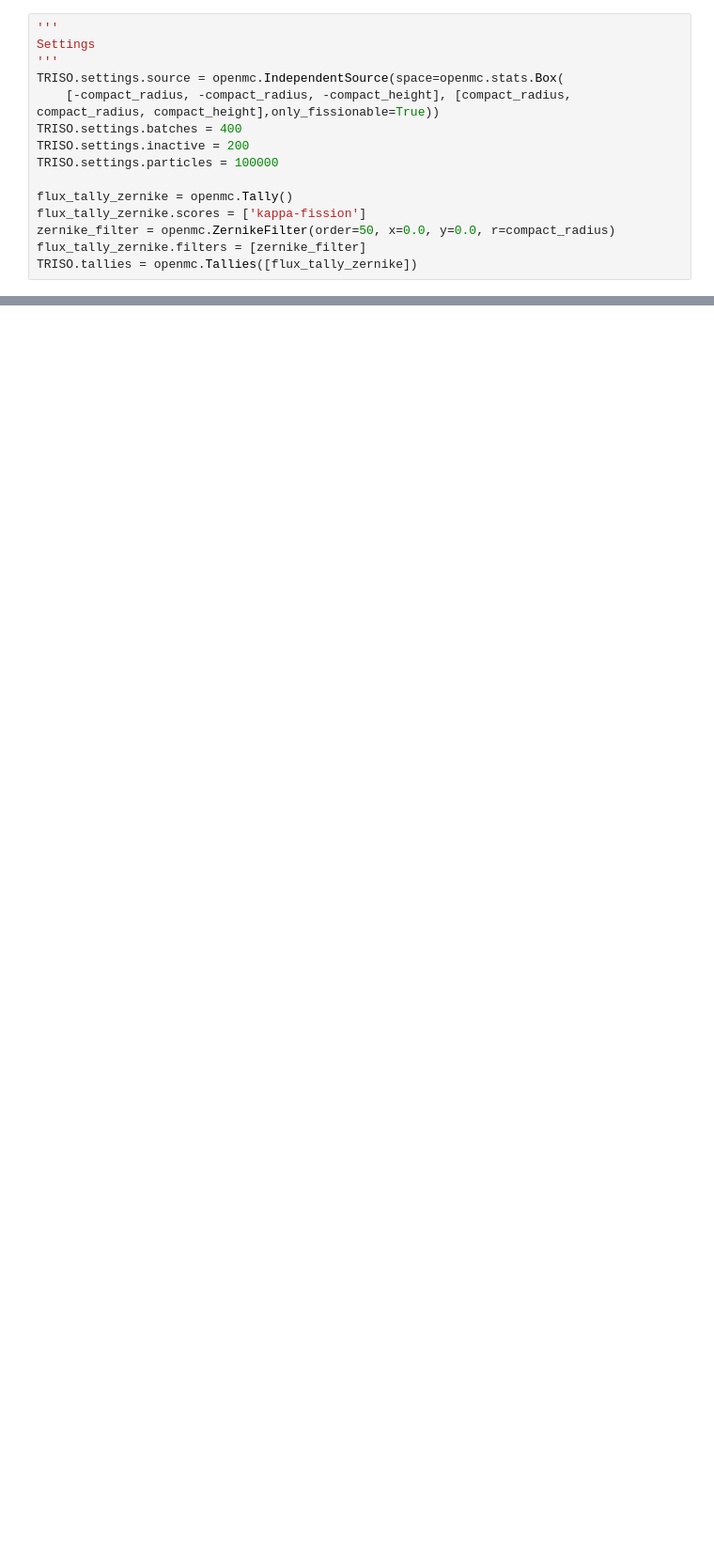
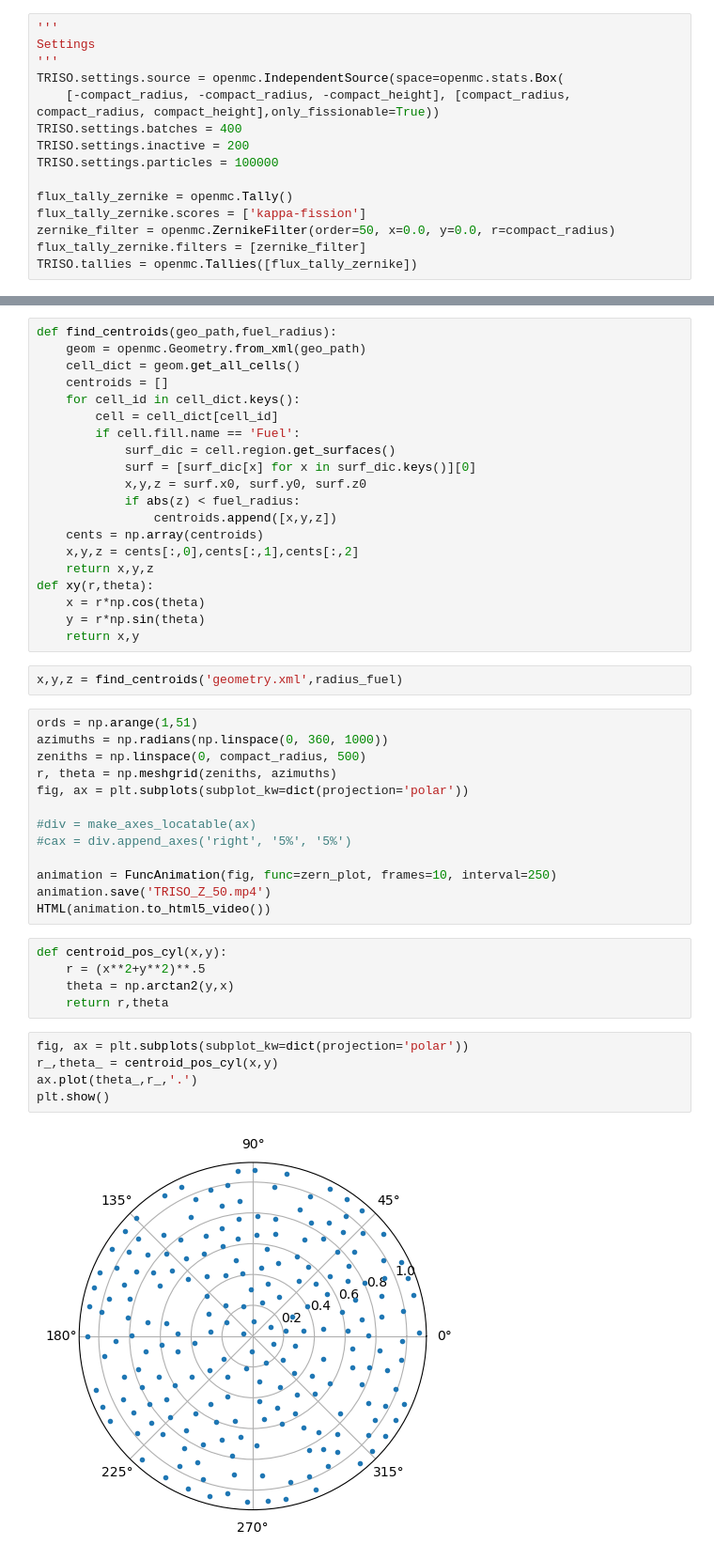
Before and after one commit to nglaser3/OpenMC_FETs, a Jupyter notebook: TRISO_Model/TRISO_compact.ipynb, the cells around one changed output, grey strips where cells are left out. Shown at 94% size. Drawn from its saved outputs; the diff is of its cells as text; blank space fills up the shorter version.

```diff
--- a/TRISO_Model/TRISO_compact.ipynb
+++ b/TRISO_Model/TRISO_compact.ipynb
@@ -109,0 +212,47 @@ TRISO.export_to_model_xml('BUrr.xml')
+# %%
+def find_centroids(geo_path,fuel_radius):
+    geom = openmc.Geometry.from_xml(geo_path)
+    cell_dict = geom.get_all_cells()
+    centroids = []
+    for cell_id in cell_dict.keys():
+        cell = cell_dict[cell_id]
+        if cell.fill.name == 'Fuel':
+            surf_dic = cell.region.get_surfaces()
+            surf = [surf_dic[x] for x in surf_dic.keys()][0]
+            x,y,z = surf.x0, surf.y0, surf.z0
+            if abs(z) < fuel_radius:
+                centroids.append([x,y,z])
+    cents = np.array(centroids)
+    x,y,z = cents[:,0],cents[:,1],cents[:,2]
+    return x,y,z
+def xy(r,theta):
+    x = r*np.cos(theta)
+    y = r*np.sin(theta)
+    return x,y
+# %%
+x,y,z = find_centroids('geometry.xml',radius_fuel)
+# %%
+ords = np.arange(1,51)
+azimuths = np.radians(np.linspace(0, 360, 1000))
+zeniths = np.linspace(0, compact_radius, 500)
+r, theta = np.meshgrid(zeniths, azimuths)
+fig, ax = plt.subplots(subplot_kw=dict(projection='polar'))
+
+#div = make_axes_locatable(ax)
+#cax = div.append_axes('right', '5%', '5%')
+
+animation = FuncAnimation(fig, func=zern_plot, frames=10, interval=250)
+animation.save('TRISO_Z_50.mp4')
+HTML(animation.to_html5_video())
+# %%
+def centroid_pos_cyl(x,y):
+    r = (x**2+y**2)**.5
+    theta = np.arctan2(y,x)
+    return r,theta
+# %%
+fig, ax = plt.subplots(subplot_kw=dict(projection='polar'))
+r_,theta_ = centroid_pos_cyl(x,y)
+ax.plot(theta_,r_,'.')
+plt.show()
+# %% [output]
+[figure, added]
```
Also changed, not shown: parts of 11 cells of this notebook, 6 other files.
